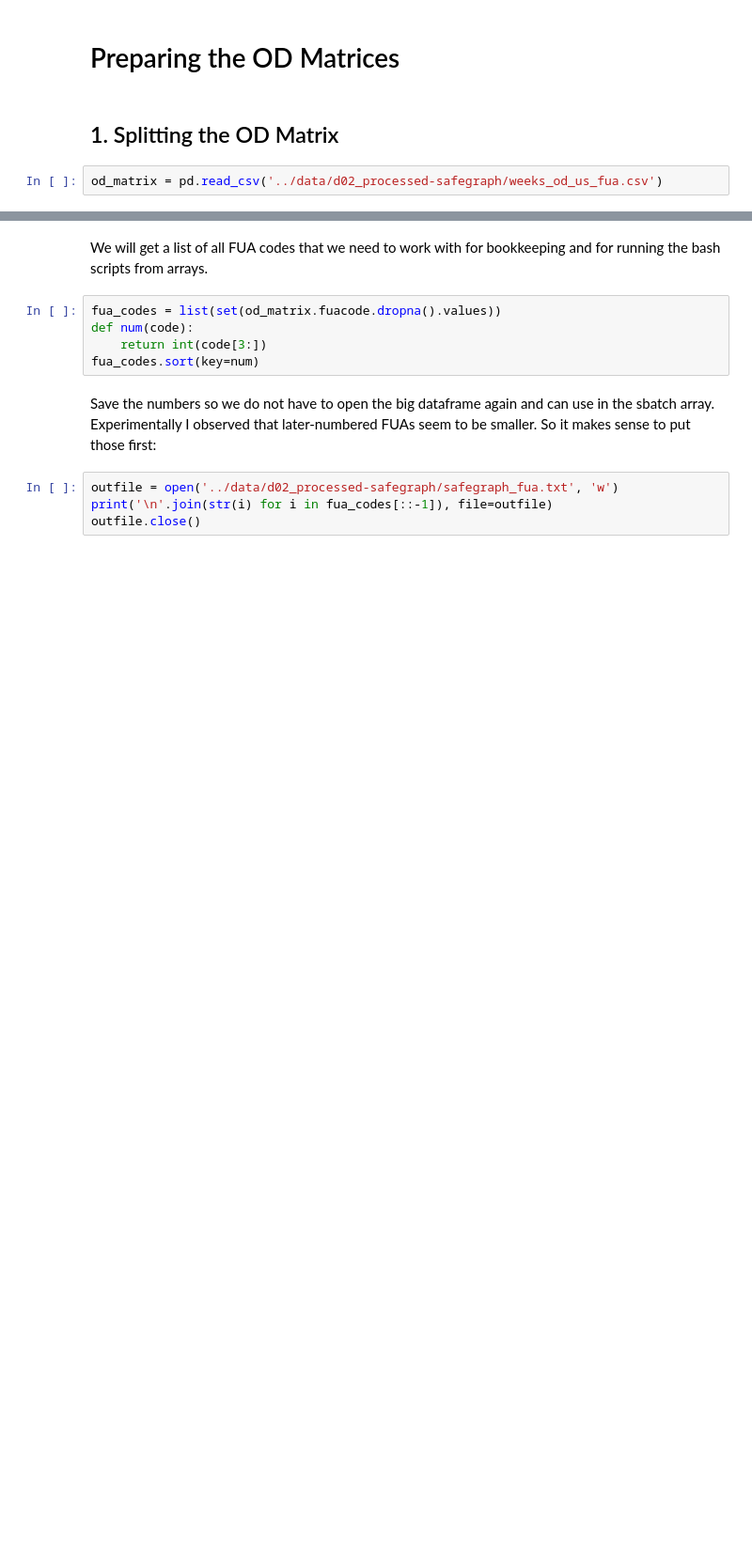
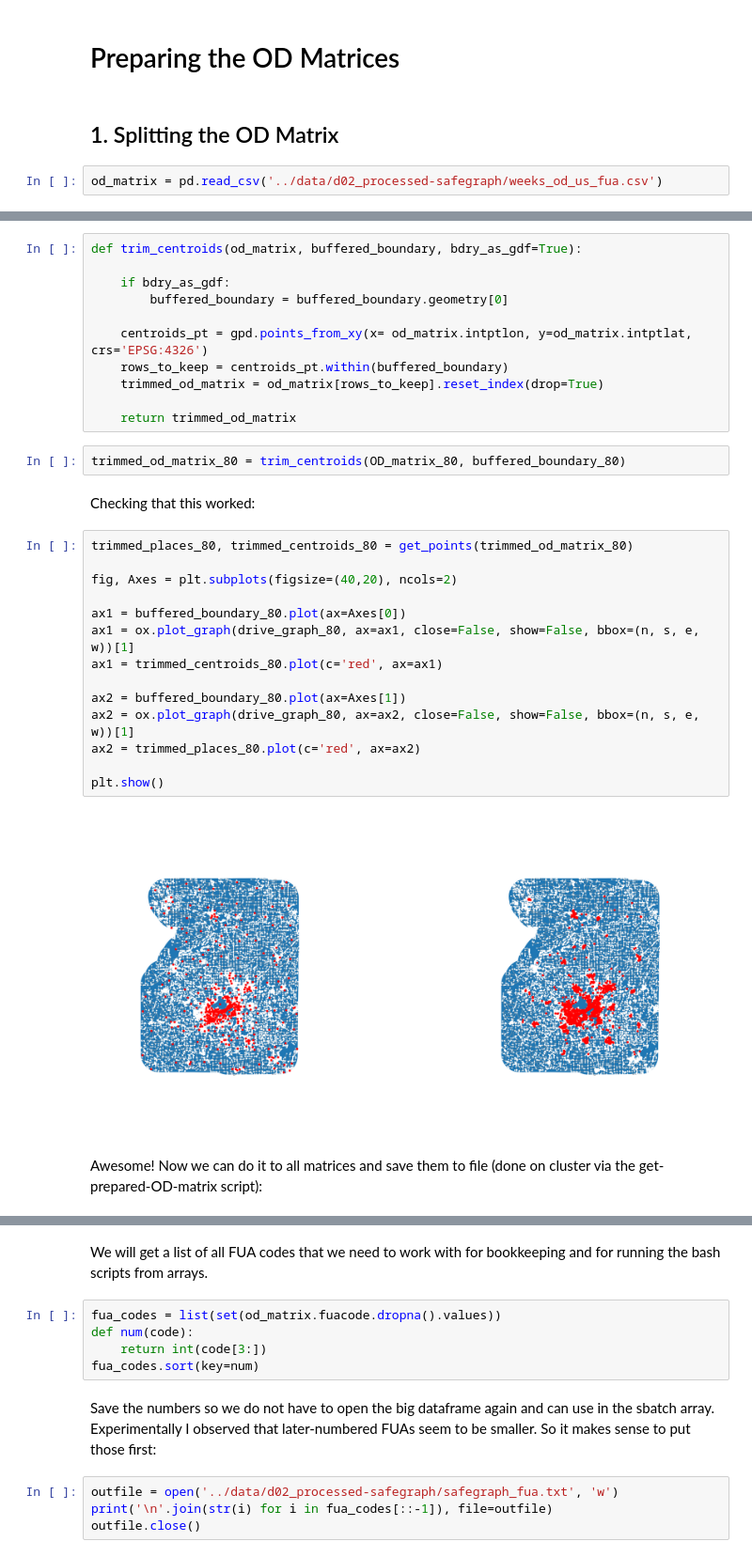
Before and after one commit to gsagostini/amenities-distance, a Jupyter notebook: notebooks/21-12-31_preparing-matrices.ipynb, the cells around one changed output, grey strips where cells are left out. Shown at 94% size. Saved outputs shown, nothing was run; the diff lists cells and outputs as text; blank space fills up the shorter version.

```diff
--- a/notebooks/21-12-31_preparing-matrices.ipynb
+++ b/notebooks/21-12-31_preparing-matrices.ipynb
@@ -17 +60,34 @@ od_matrix_dict = {fua: df for fua, df in od_matrix.groupby('fuacode')}
+# %%
+def trim_centroids(od_matrix, buffered_boundary, bdry_as_gdf=True):
+
+    if bdry_as_gdf:
+        buffered_boundary = buffered_boundary.geometry[0]
+
+    centroids_pt = gpd.points_from_xy(x= od_matrix.intptlon, y=od_matrix.intptlat, crs='EPSG:4326')
+    rows_to_keep = centroids_pt.within(buffered_boundary)
+    trimmed_od_matrix = od_matrix[rows_to_keep].reset_index(drop=True)
+
+    return trimmed_od_matrix
+# %%
+trimmed_od_matrix_80 = trim_centroids(OD_matrix_80, buffered_boundary_80)
+# %% [markdown]
+Checking that this worked:
+# %%
+trimmed_places_80, trimmed_centroids_80 = get_points(trimmed_od_matrix_80)
+
+fig, Axes = plt.subplots(figsize=(40,20), ncols=2)
+
+ax1 = buffered_boundary_80.plot(ax=Axes[0])
+ax1 = ox.plot_graph(drive_graph_80, ax=ax1, close=False, show=False, bbox=(n, s, e, w))[1]
+ax1 = trimmed_centroids_80.plot(c='red', ax=ax1)
+
+ax2 = buffered_boundary_80.plot(ax=Axes[1])
+ax2 = ox.plot_graph(drive_graph_80, ax=ax2, close=False, show=False, bbox=(n, s, e, w))[1]
+ax2 = trimmed_places_80.plot(c='red', ax=ax2)
+
+plt.show()
+# %% [output]
+[figure, added]
+# %% [markdown]
+Awesome! Now we can do it to all matrices and save them to file (done on cluster via the get-prepared-OD-matrix script):
 # %%
```
Also changed, not shown: parts of 12 cells of this notebook, 1 other file.
